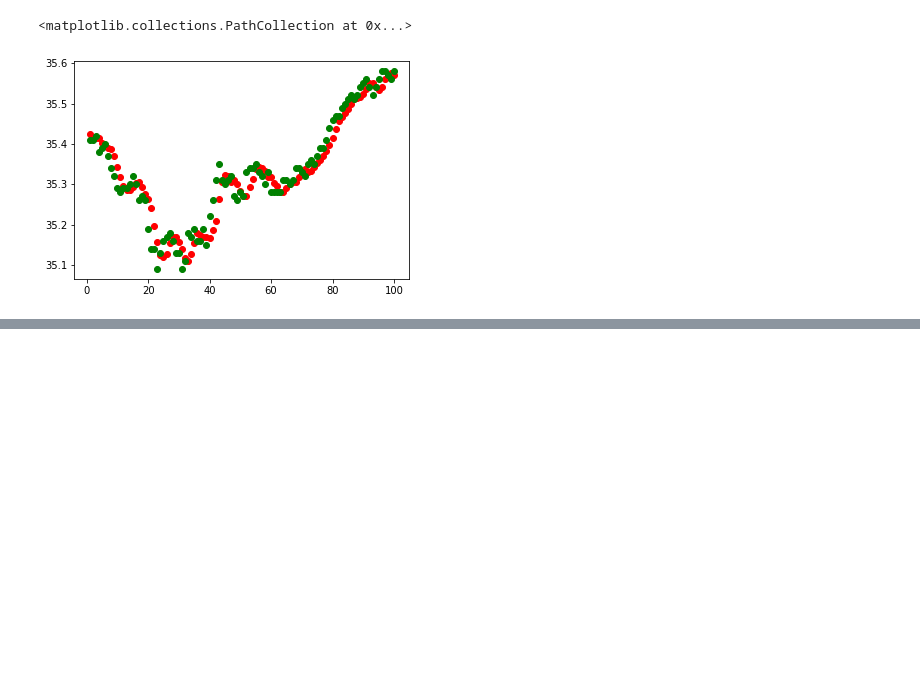
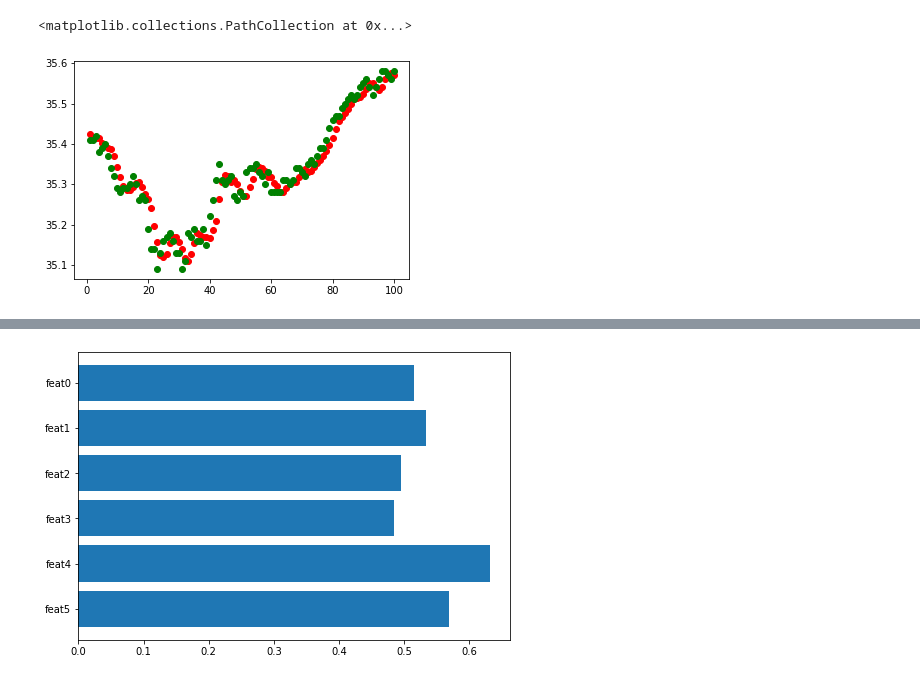
Before and after one commit to amansinha09/causality, a Jupyter notebook: notebooks/TSAnalysis.ipynb, the cells around one changed output, grey strips where cells are left out. Drawn from its saved outputs; the diff is of its cells as text; code cells hidden in the pictures; blank space fills up the shorter version.

```diff
--- a/notebooks/TSAnalysis.ipynb
+++ b/notebooks/TSAnalysis.ipynb
@@ -144,0 +254,4 @@ plt.scatter(x, y2, c = 'green')# truth
+# %%
+print('-------- mean|SHAP value| ---------------\n')
+for i, msv in enumerate(np.mean(abs(shap_values), 0)):
+    print(f'\tfeat{i} = {msv}')
@@ -144,0 +362,2 @@ plt.scatter(x, y2, c = 'green')# truth
+# %%
+times, shaps = simulate_shap(6, datadf.iloc[:5000,:-1],datadf.iloc[:5000,-1])
@@ -144,0 +392,10 @@ plt.scatter(x, y2, c = 'green')# truth
+# %%
+import matplotlib.pyplot as plt
+fig = plt.figure()
+ax = fig.add_axes([0,0,1,1])
+
+ax.barh(featnames,shaps, align='center')
+ax.invert_yaxis()
+plt.show()
+# %% [output]
+[figure, added]
```
Also changed, not shown: parts of 32 cells of this notebook, 3 other files.
